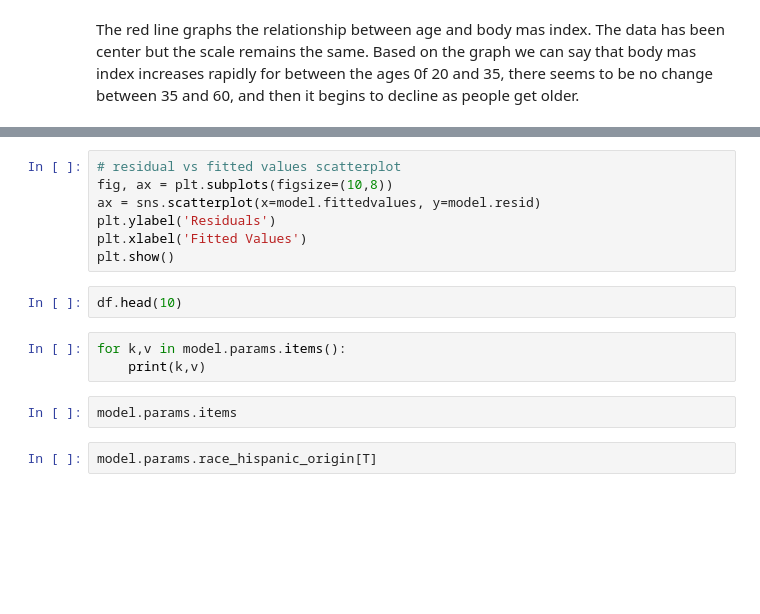
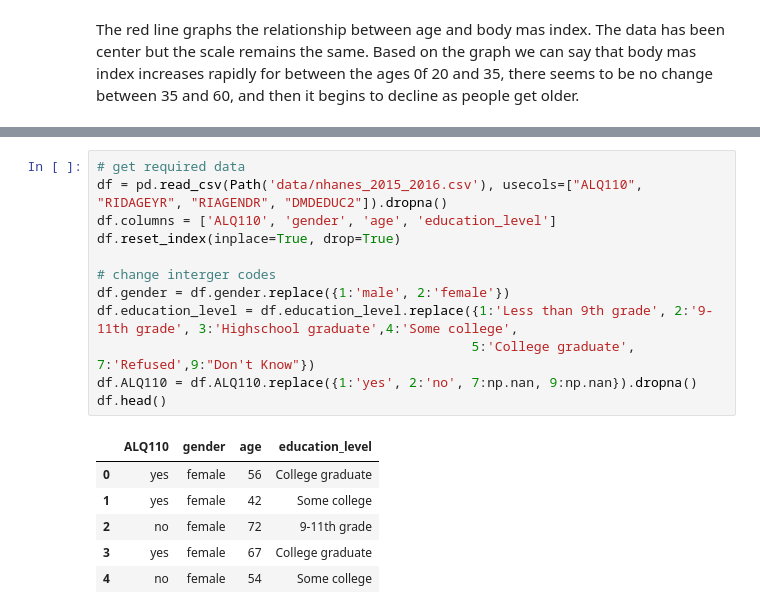
Before and after one commit to jaimebunay/statistics_in_python, a Jupyter notebook: inferential_statistics/regressions.ipynb, the cells around one changed output, grey strips where cells are left out. Cells and saved outputs as stored; diff of their text form; blank space fills up the shorter version.

```diff
--- a/inferential_statistics/regressions.ipynb
+++ b/inferential_statistics/regressions.ipynb
@@ -302,16 +266,19 @@ plt.show(fig)
-# %%
-# residual vs fitted values scatterplot
-fig, ax = plt.subplots(figsize=(10,8))
-ax = sns.scatterplot(x=model.fittedvalues, y=model.resid)
-plt.ylabel('Residuals')
-plt.xlabel('Fitted Values')
-plt.show()
-# %%
-df.head(10)
-# %%
-for k,v in model.params.items():
-    print(k,v)
-# %%
-model.params.items
-# %%
-model.params.race_hispanic_origin[T]
+# %%
+# get required data
+df = pd.read_csv(Path('data/nhanes_2015_2016.csv'), usecols=["ALQ110", "RIDAGEYR", "RIAGENDR", "DMDEDUC2"]).dropna()
+df.columns = ['ALQ110', 'gender', 'age', 'education_level']
+df.reset_index(inplace=True, drop=True)
+
+# change interger codes
+df.gender = df.gender.replace({1:'male', 2:'female'})
+df.education_level = df.education_level.replace({1:'Less than 9th grade', 2:'9-11th grade', 3:'Highschool graduate',4:'Some college',
+                                                5:'College graduate', 7:'Refused',9:"Don't Know"})
+df.ALQ110 = df.ALQ110.replace({1:'yes', 2:'no', 7:np.nan, 9:np.nan}).dropna()
+df.head()
+# %% [output]
+|  | ALQ110 | gender | age | education_level |
+| 0 | yes | female | 56 | College graduate |
+| 1 | yes | female | 42 | Some college |
+| 2 | no | female | 72 | 9-11th grade |
+| 3 | yes | female | 67 | College graduate |
+| 4 | no | female | 54 | Some college |
```
Also changed, not shown: parts of 10 cells of this notebook.
